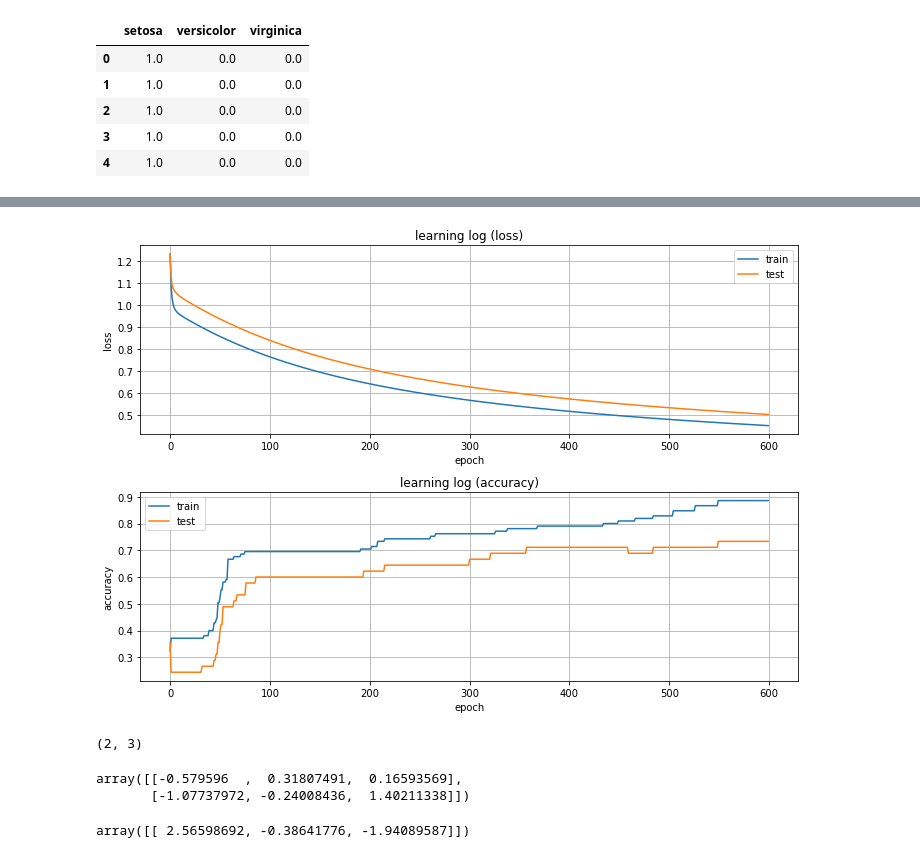
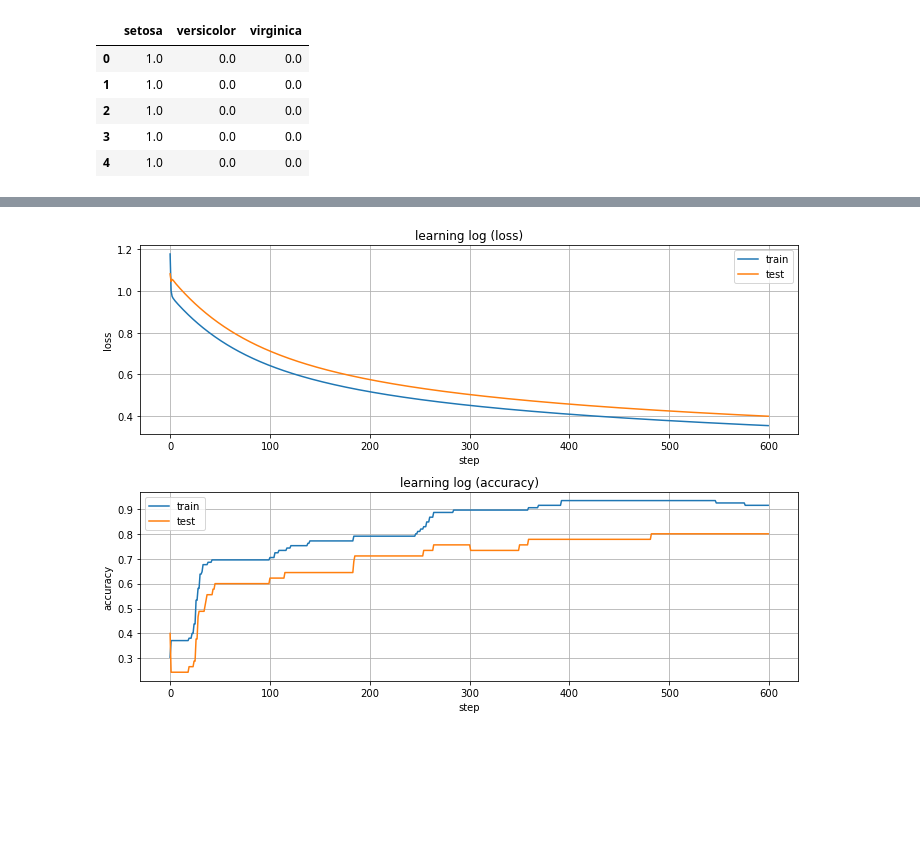
Before and after one commit to technobrain/data_sci, a Jupyter notebook: 1803_gradient_descent/GradientDescent.ipynb, the cells around one changed output, grey strips where cells are left out. Cells and saved outputs as stored; diff of their text form; code cells hidden in the pictures; blank space fills up the shorter version.

```diff
--- a/1803_gradient_descent/GradientDescent.ipynb
+++ b/1803_gradient_descent/GradientDescent.ipynb
@@ -104,4 +104,4 @@ from src.logistic_regression import MultipleLogisticRegressioniClassifier
 clf = MultipleLogisticRegressioniClassifier()
 # %%
 clf.init_state = True
-clf.fit(X_train, y_train, X_test, y_test, lr=0.05, steps=600)
+clf.fit(X_train, y_train, X_test, y_test, lr=0.1, steps=600, history=False, verbose=False)
@@ -126,39 +108,26 @@ Step 600/600    loss: 0.451212290222    acc: 0.885714285714    val_loss: 0.50191
 # %%
 import matplotlib.pyplot as plt
 import numpy as np
 plt.figure(figsize=(10, 7))
 plt.subplot(211)
 plt.title("learning log (loss)")
-plt.xlabel("epoch")
+plt.xlabel("step")
 plt.ylabel("loss")
 plt.plot(np.arange(len(clf.loss)), clf.loss, label="train")
 plt.plot(np.arange(len(clf.loss)), clf.val_loss, label="test")
 plt.legend(loc="best")
 plt.grid(True)
 
 plt.subplot(212)
 plt.title("learning log (accuracy)")
-plt.xlabel("epoch")
+plt.xlabel("step")
 plt.ylabel("accuracy")
 plt.plot(np.arange(len(clf.loss)), clf.acc, label="train")
 plt.plot(np.arange(len(clf.loss)), clf.val_acc, label="test")
 plt.legend(loc="best")
 plt.grid(True)
 
 plt.tight_layout()
 plt.show()
 # %% [output]
-[figure, old version]
+[figure, new version]
-# %%
-clf.W.shape
-# %% [output]
-(2, 3)
-# %%
-clf.W
-# %% [output]
-array([[-0.579596  ,  0.31807491,  0.16593569],
-       [-1.07737972, -0.24008436,  1.40211338]])
-# %%
-clf.b
-# %% [output]
-array([[ 2.56598692, -0.38641776, -1.94089587]])
```
Also changed, not shown: parts of 2 cells of this notebook, 2 other files.
